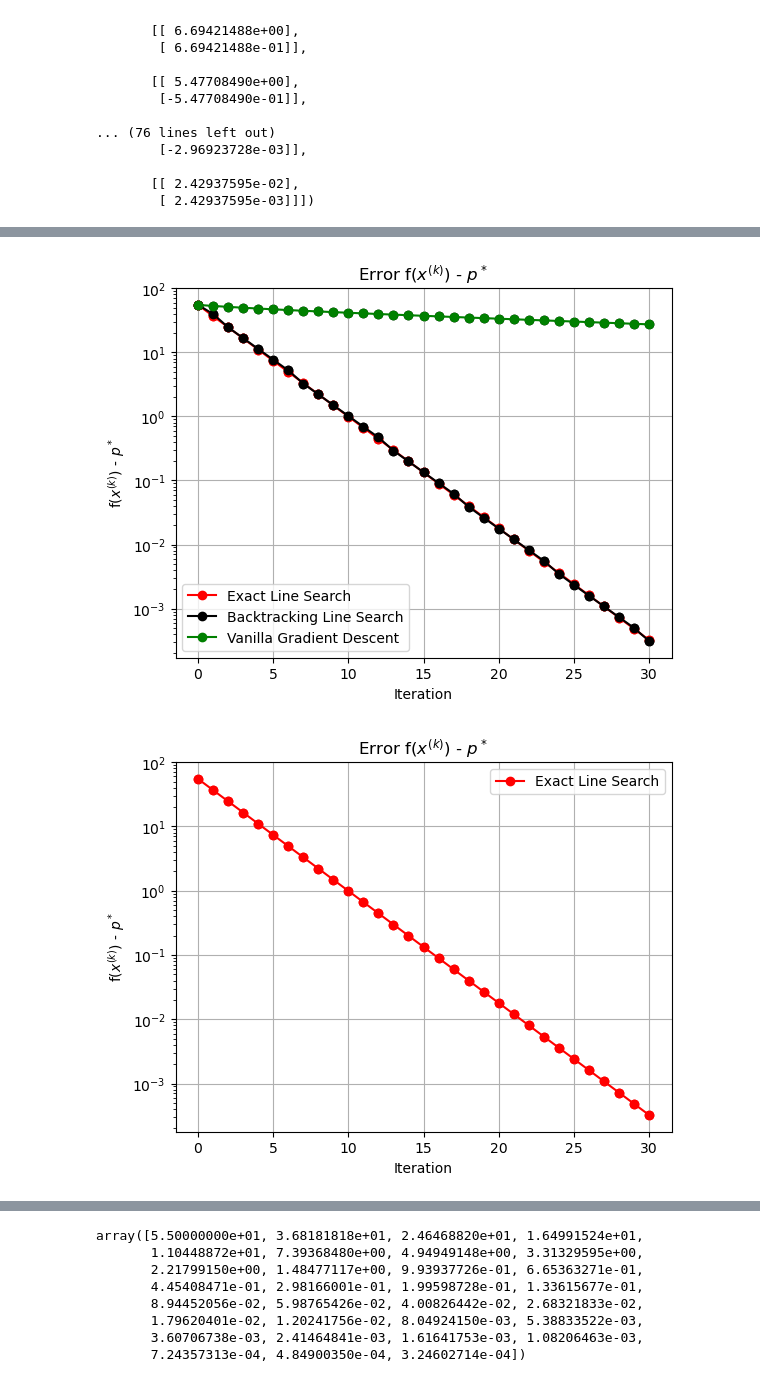
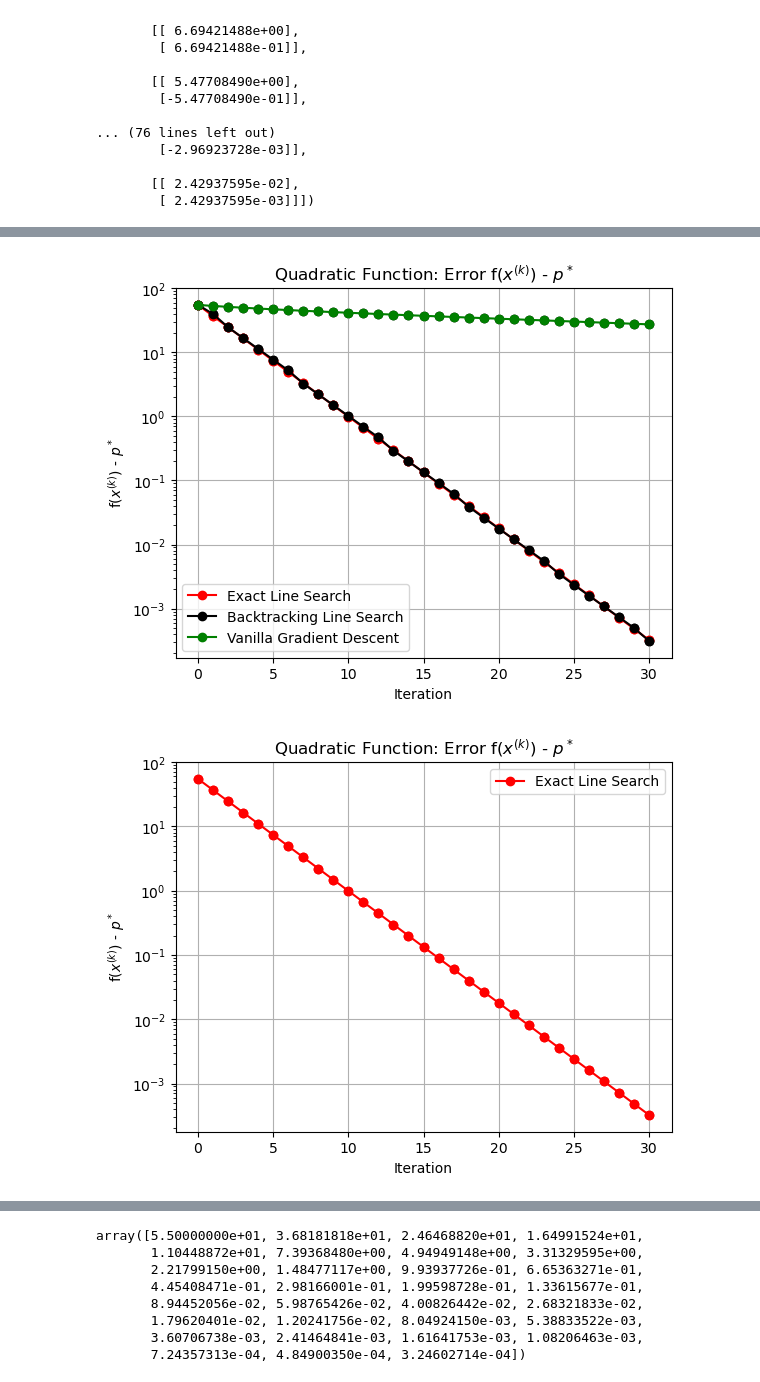
Before and after one commit to Ravi-Raghavan/ConvexOptimization, a Jupyter notebook: Homework #4 - Part 2.ipynb, the cells around one changed output, grey strips where cells are left out. Saved outputs shown, nothing was run; the diff lists cells and outputs as text; code cells hidden in the pictures.

```diff
--- a/Homework #4 - Part 2.ipynb
+++ b/Homework #4 - Part 2.ipynb
@@ -357,35 +357,35 @@ plt.show()
 # %%
 #optimal function value
 p_star = 0
 
 #compute error values(i.e. difference between function value and optimal function value) throughout iterations of exact line search gradient descent and backtracking gradient descent and vanilla gradient descent
 f1_exact_line_search_distance_from_optimal = f1_exact_line_search_function_values - p_star
 f1_backtracking_distance_from_optimal = f1_backtracking_function_values - p_star
 f1_vanilla_gd_distance_from_optimal = f1_vanilla_gd_function_values - p_star
 
 #set figure size
 plt.figure(figsize = (6.4, 4.8))
 
 #plot error values
 line1, = plt.plot(f1_exact_line_search_distance_from_optimal, marker='o', color='red', linestyle='-')
 line2, = plt.plot(f1_backtracking_distance_from_optimal, marker='o', color='black', linestyle='-')
 line3, = plt.plot(f1_vanilla_gd_distance_from_optimal, marker='o', color='green', linestyle='-')
 
 #indicate, via points, each error value on the lines
 plt.scatter(range(len(f1_exact_line_search_distance_from_optimal)), f1_exact_line_search_distance_from_optimal, color='red')
 plt.scatter(range(len(f1_backtracking_distance_from_optimal)), f1_backtracking_distance_from_optimal, color='black')
 plt.scatter(range(len(f1_vanilla_gd_distance_from_optimal)), f1_vanilla_gd_distance_from_optimal, color='black')
 
 #label axes, label title, and add legend
 plt.xlabel('Iteration')
 plt.ylabel(r'f($x^{(k)}$) - $p^*$')
 plt.yscale('log')
-plt.title(r'Error f($x^{(k)}$) - $p^*$')
+plt.title(r'Quadratic Function: Error f($x^{(k)}$) - $p^*$')
 plt.legend(handles=[line1, line2, line3], labels=['Exact Line Search', 'Backtracking Line Search', 'Vanilla Gradient Descent'])
 plt.grid(True)
 plt.show()
 # %% [output]
-[figure, old version]
+[figure, new version]
 # %%
 #set figure size
 plt.figure(figsize = (6.4, 4.8))
@@ -400,12 +400,12 @@ plt.scatter(range(len(f1_exact_line_search_distance_from_optimal)), f1_exact_lin
 plt.xlabel('Iteration')
 plt.ylabel(r'f($x^{(k)}$) - $p^*$')
 plt.yscale('log')
-plt.title(r'Error f($x^{(k)}$) - $p^*$')
+plt.title(r'Quadratic Function: Error f($x^{(k)}$) - $p^*$')
 plt.legend(handles=[line1], labels=['Exact Line Search'])
 plt.grid(True)
 plt.show()
 # %% [output]
-[figure, old version]
+[figure, new version]
 # %%
 #set figure size
 plt.figure(figsize = (6.4, 4.8))
```
Also changed, not shown: parts of 8 cells of this notebook.
